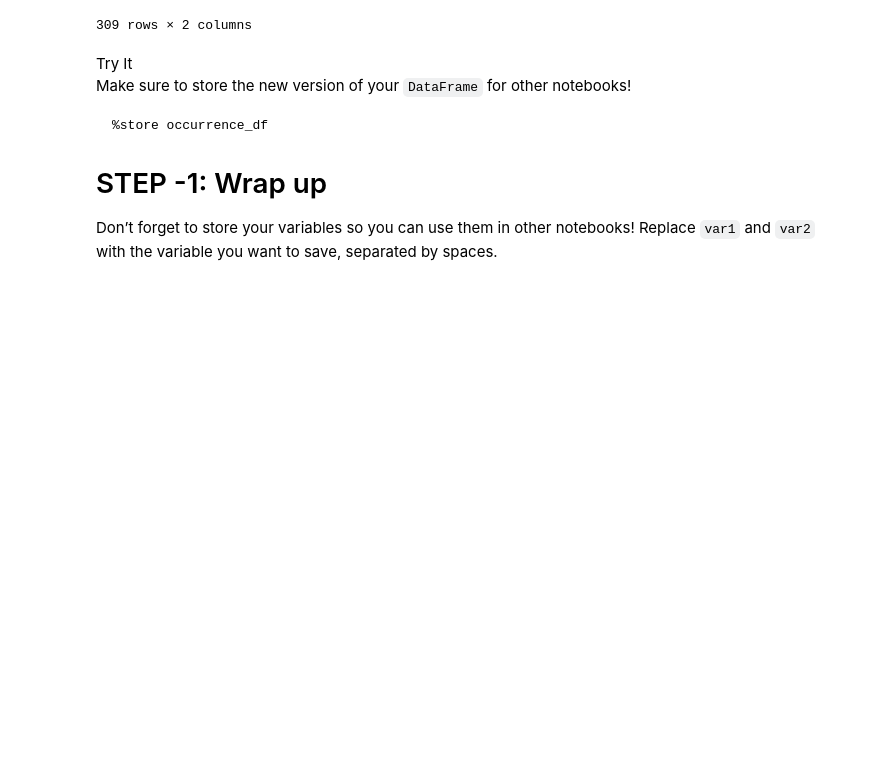
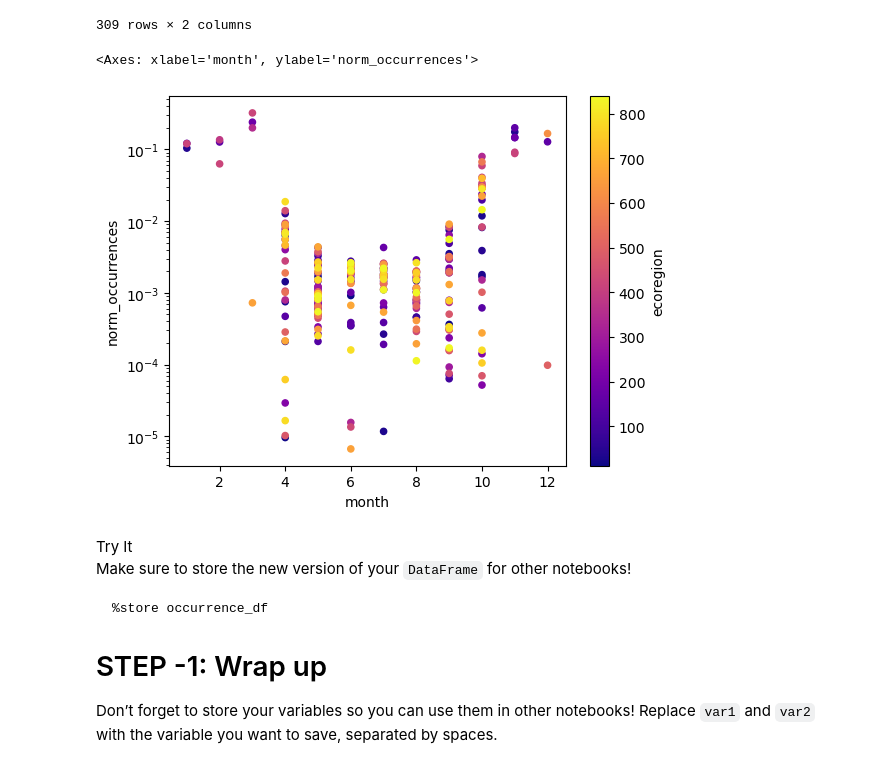
Before and after one commit to earthlab-education/02-migration-MarJess, a Jupyter notebook: notebooks/migration-32-normalize.ipynb, the cells around one changed output. Saved outputs shown, nothing was run; the diff lists cells and outputs as text; code cells hidden in the pictures; blank space fills up the shorter version.

Commit message:
include scatter plot

```diff
--- a/notebooks/migration-32-normalize.ipynb
+++ b/notebooks/migration-32-normalize.ipynb
@@ -139,6 +139,19 @@ occurrence_df
 | 839 | 9 | 28 | 0.005575 |
 |  | 10 | 9 | 0.014447 |
 309 rows × 2 columns
+# %%
+# plot normalized occurrence, color-coded by ecoregion
+# reset_index brings ecoregion and month in separate colmuns
+occurrence_df.reset_index().plot.scatter(
+    x='month',
+    y='norm_occurrences',
+    c='ecoregion',
+    cmap='plasma',          # colormab
+    logy=True               # log y-axis for better vusialization
+)
+# %% [output]
+<Axes: xlabel='month', ylabel='norm_occurrences'>
+[figure, added]
 # %% [markdown]
 <link rel="stylesheet" type="text/css" href="./assets/styles.css"><div class="callout callout-style-default callout-titled callout-task"><div class="callout-header"><div class="callout-icon-container"><i class="callout-icon"></i></div><div class="callout-title-container flex-fill">Try It</div></div><div class="callout-body-container callout-body"><p>Make sure to store the new version of your <code>DataFrame</code> for
 other notebooks!</p>
```
